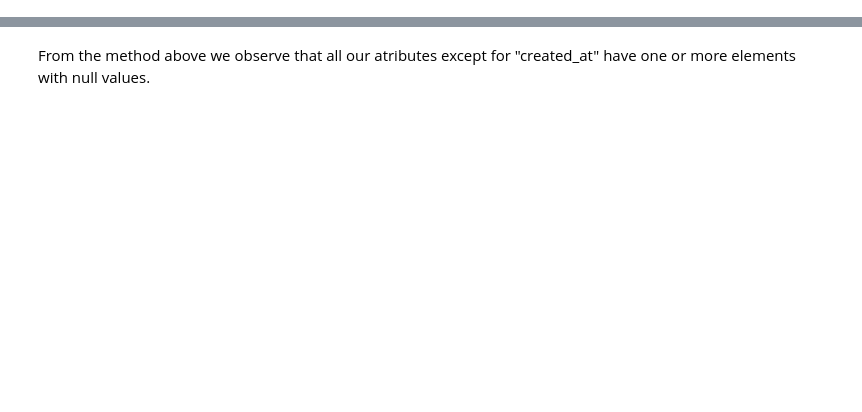
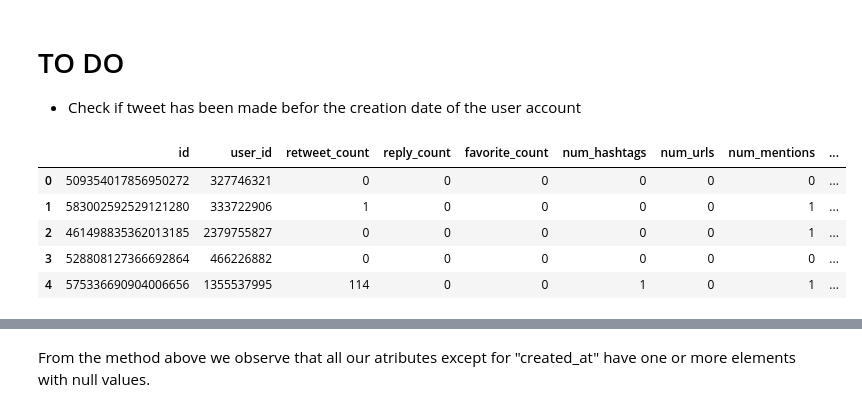
Before and after one commit to The-seven-dwarfs/DataMining-Group7, a Jupyter notebook: project.ipynb, the cells around one changed output, grey strips where cells are left out. Drawn from its saved outputs; the diff is of its cells as text; code cells hidden in the pictures; blank space fills up the shorter version.

```diff
--- a/project.ipynb
+++ b/project.ipynb
@@ -1,3 +1,6 @@
+# %% [markdown]
+# TO DO
+- Check if tweet has been made befor the creation date of the user account
 # %%
 import math
 import numpy as np
@@ -7,4 +11,15 @@ import matplotlib.pyplot as plt
 
 from collections import defaultdict
 from scipy.stats import pearsonr
+# %%
+tweets_df = pd.read_csv("dataset/tweets_small.csv")
+#tweets_df = pd.read_csv("dataset/tweets.csv")
+tweets_df.head()
+# %% [output]
+|  | id | user_id | retweet_count | reply_count | favorite_count | num_hashtags | num_urls | num_mentions | ... |
+| 0 | 509354017856950272 | 327746321 | 0 | 0 | 0 | 0 | 0 | 0 | ... |
+| 1 | 583002592529121280 | 333722906 | 1 | 0 | 0 | 0 | 0 | 1 | ... |
+| 2 | 461498835362013185 | 2379755827 | 0 | 0 | 0 | 0 | 0 | 1 | ... |
+| 3 | 528808127366692864 | 466226882 | 0 | 0 | 0 | 0 | 0 | 0 | ... |
+| 4 | 575336690904006656 | 1355537995 | 114 | 0 | 0 | 1 | 0 | 1 | ... |
 # %%
```
Also changed, not shown: parts of 23 cells of this notebook.
